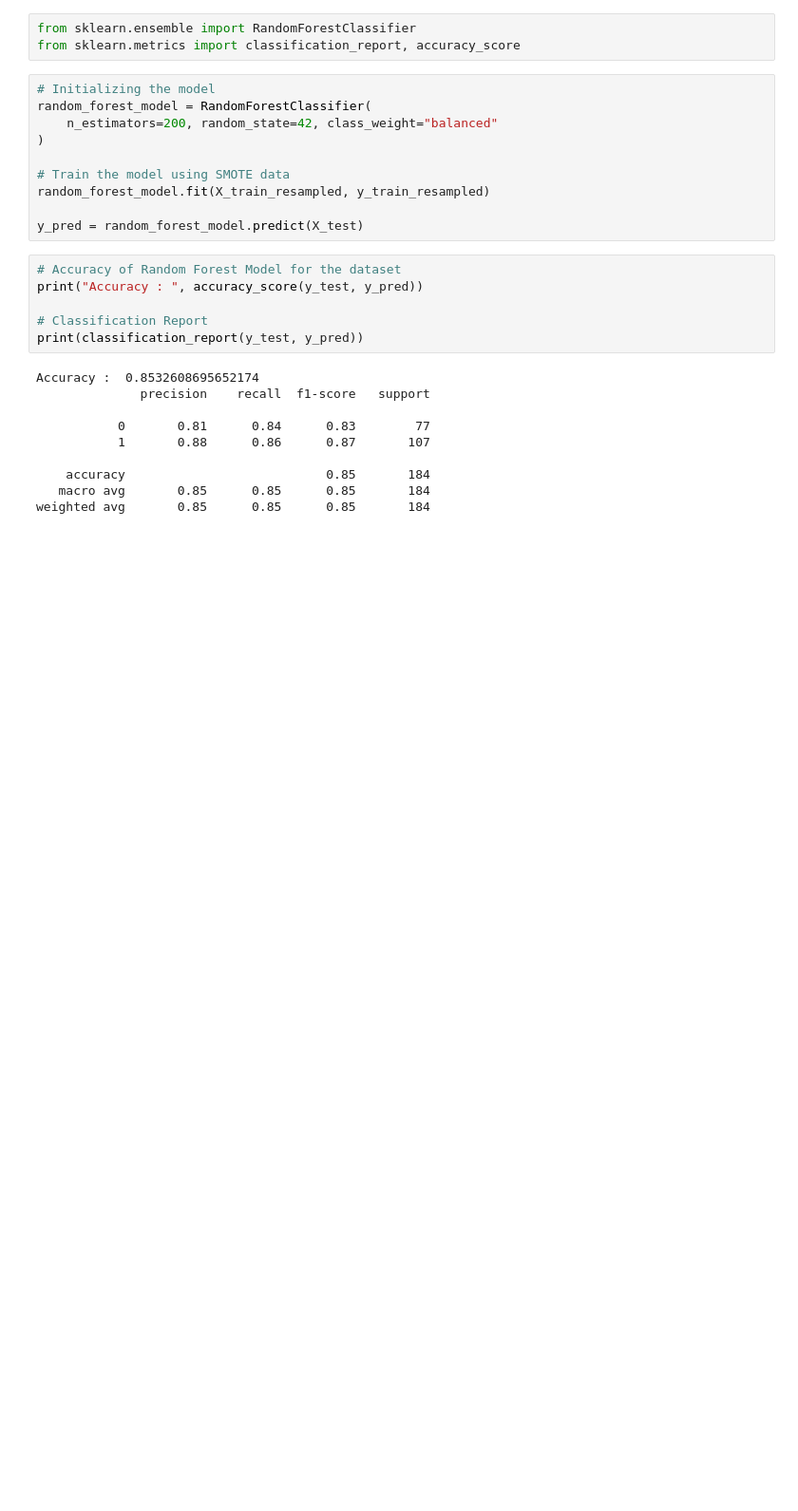
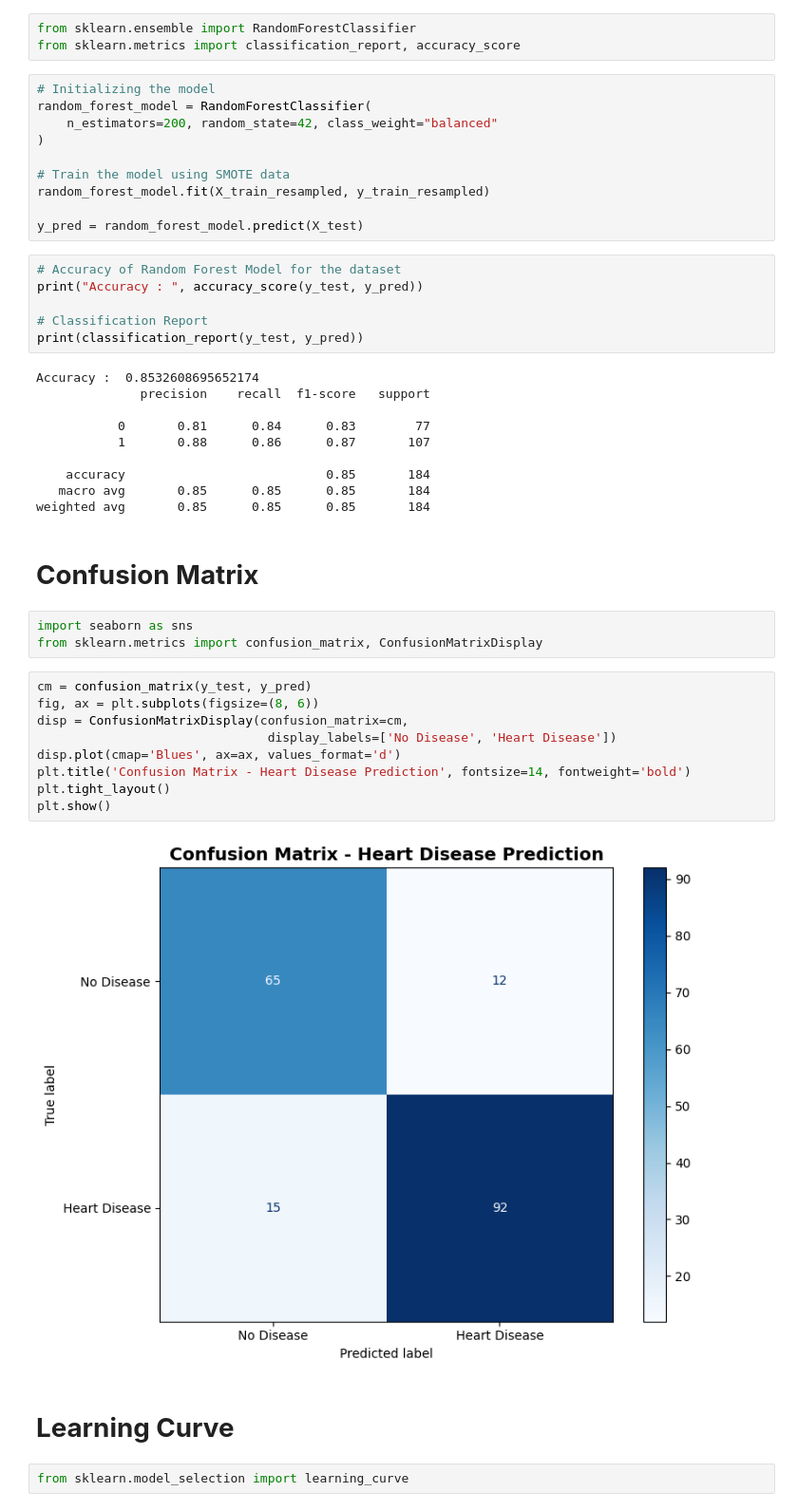
Before and after one commit to AnukaSamuditha/Heart_Failure_Prediction_Model, a Jupyter notebook: Random_Forest_Algorithm_Initial_Version.ipynb, the cells around one changed output. Shown at 95% size. Cells and saved outputs as stored; diff of their text form; blank space fills up the shorter version.

Commit message:
Added confusion matrix and learning curve into intial random forest version

```diff
--- a/Random_Forest_Algorithm_Initial_Version.ipynb
+++ b/Random_Forest_Algorithm_Initial_Version.ipynb
@@ -131,3 +132,23 @@ Accuracy :  0.8532608695652174
     accuracy                           0.85       184
    macro avg       0.85      0.85      0.85       184
 weighted avg       0.85      0.85      0.85       184
+# %% [markdown]
+# **Confusion Matrix**
+# %%
+import seaborn as sns
+from sklearn.metrics import confusion_matrix, ConfusionMatrixDisplay
+# %%
+cm = confusion_matrix(y_test, y_pred)
+fig, ax = plt.subplots(figsize=(8, 6))
+disp = ConfusionMatrixDisplay(confusion_matrix=cm,
+                               display_labels=['No Disease', 'Heart Disease'])
+disp.plot(cmap='Blues', ax=ax, values_format='d')
+plt.title('Confusion Matrix - Heart Disease Prediction', fontsize=14, fontweight='bold')
+plt.tight_layout()
+plt.show()
+# %% [output]
+[figure, added]
+# %% [markdown]
+# **Learning Curve**
+# %%
+from sklearn.model_selection import learning_curve
```
Also changed, not shown: parts of 2 cells of this notebook.
